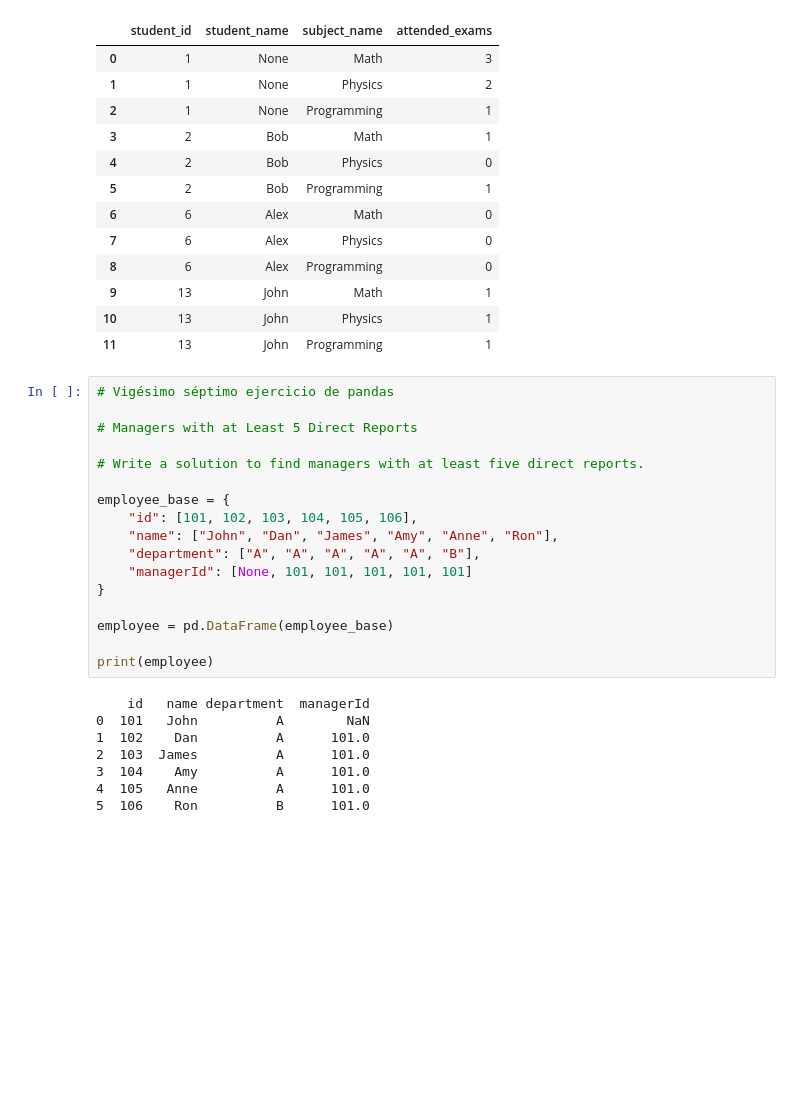
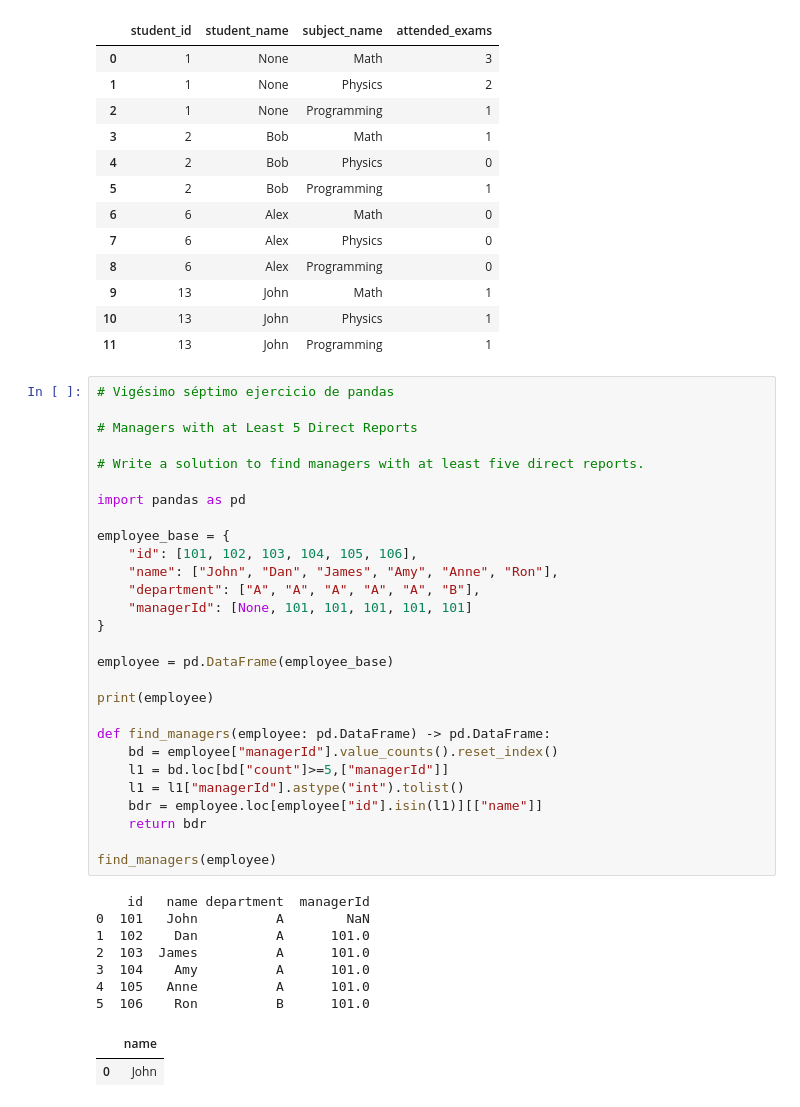
Before and after one commit to juancarvajal-hub/30-days-panda, a Jupyter notebook: 30_days-of_panda.ipynb, the cells around one changed output. Drawn from its saved outputs; the diff is of its cells as text; blank space fills up the shorter version.

```diff
--- a/30_days-of_panda.ipynb
+++ b/30_days-of_panda.ipynb
@@ -1153,25 +1153,38 @@ students_and_examinations(students,subjects,examinations)
 # %%
 # Vigésimo séptimo ejercicio de pandas
 
 # Managers with at Least 5 Direct Reports
 
 # Write a solution to find managers with at least five direct reports.
+
+import pandas as pd
 
 employee_base = {
     "id": [101, 102, 103, 104, 105, 106],
     "name": ["John", "Dan", "James", "Amy", "Anne", "Ron"],
     "department": ["A", "A", "A", "A", "A", "B"],
     "managerId": [None, 101, 101, 101, 101, 101]
 }
 
 employee = pd.DataFrame(employee_base)
 
 print(employee)
+
+def find_managers(employee: pd.DataFrame) -> pd.DataFrame:
+    bd = employee["managerId"].value_counts().reset_index()
+    l1 = bd.loc[bd["count"]>=5,["managerId"]]
+    l1 = l1["managerId"].astype("int").tolist()
+    bdr = employee.loc[employee["id"].isin(l1)][["name"]]
+    return bdr
+
+find_managers(employee)
 # %% [output]
     id   name department  managerId
 0  101   John          A        NaN
 1  102    Dan          A      101.0
 2  103  James          A      101.0
 3  104    Amy          A      101.0
 4  105   Anne          A      101.0
 5  106    Ron          B      101.0
+|  | name |
+| 0 | John |
```
